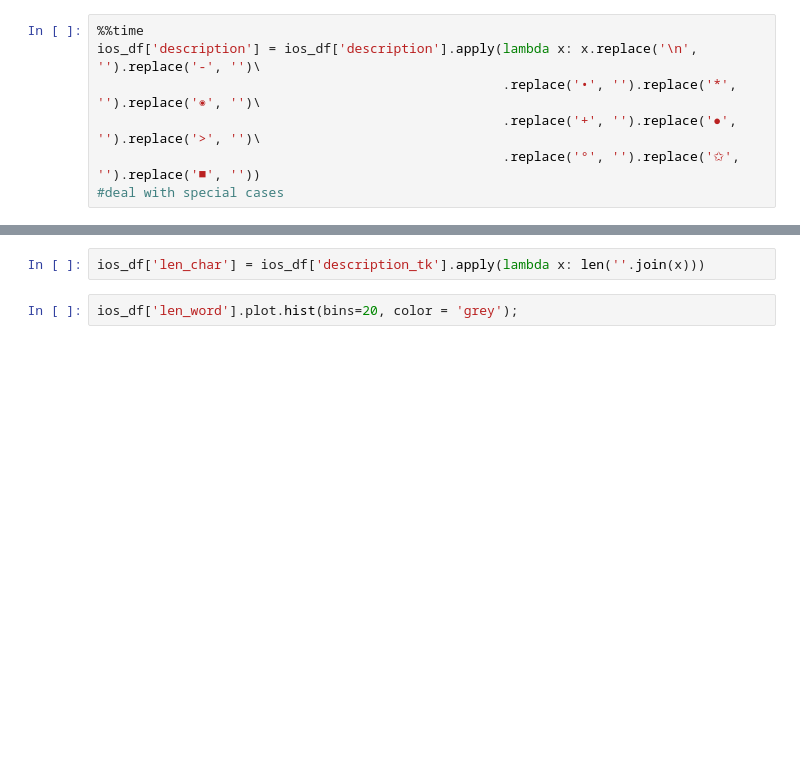
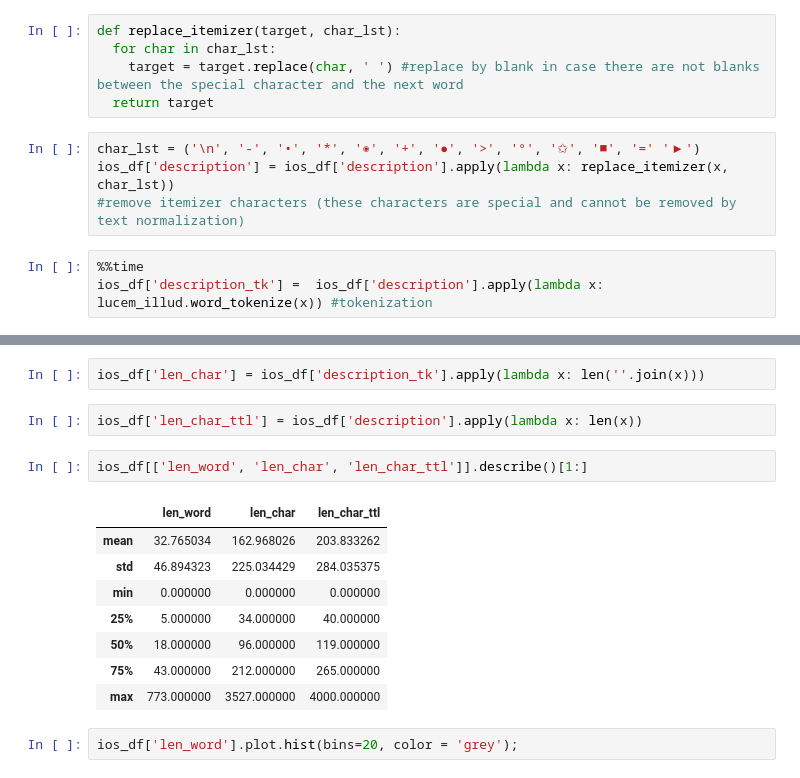
Before and after one commit to YileC928/app-data-privacy-proj, a Jupyter notebook: ios_app_update.ipynb, the cells around one changed output, grey strips where cells are left out. Cells and saved outputs as stored; diff of their text form; blank space fills up the shorter version.

```diff
--- a/ios_app_update.ipynb
+++ b/ios_app_update.ipynb
@@ -77,11 +79,16 @@ def word_tokenize(word_list):
 ios_df['description_raw'] = ios_df['description'] #store raw description
 # %%
 ios_df['description'] = ios_df['description'].apply(lambda x: '' if x == 'None' else x) # ~9000 descriptions are 'None', replace them with ''
+# %%
+def replace_itemizer(target, char_lst):
+  for char in char_lst:
+    target = target.replace(char, ' ') #replace by blank in case there are not blanks between the special character and the next word
+  return target
+# %%
+char_lst = ('\n', '-', '•', '*', '◉', '+', '●', '>', '°', '✩', '■', '=' '▶')
+ios_df['description'] = ios_df['description'].apply(lambda x: replace_itemizer(x, char_lst))
+#remove itemizer characters (these characters are special and cannot be removed by text normalization)
 # %%
 %%time
-ios_df['description'] = ios_df['description'].apply(lambda x: x.replace('\n', '').replace('-', '')\
-                                                    .replace('•', '').replace('*', '').replace('◉', '')\
-                                                    .replace('+', '').replace('●', '').replace('>', '')\
-                                                    .replace('°', '').replace('✩', '').replace('■', ''))
-#deal with special cases
+ios_df['description_tk'] =  ios_df['description'].apply(lambda x: lucem_illud.word_tokenize(x)) #tokenization
 # %% [output]
@@ -97,6 +98,19 @@ Wall time: 1h 38min 23s
 ios_df['len_word'] = ios_df['description_tk'].apply(lambda x: len(x))
 # %%
 ios_df['len_char'] = ios_df['description_tk'].apply(lambda x: len(''.join(x)))
+# %%
+ios_df['len_char_ttl'] = ios_df['description'].apply(lambda x: len(x))
+# %%
+ios_df[['len_word', 'len_char', 'len_char_ttl']].describe()[1:]
+# %% [output]
+|  | len_word | len_char | len_char_ttl |
+| mean | 32.765034 | 162.968026 | 203.833262 |
+| std | 46.894323 | 225.034429 | 284.035375 |
+| min | 0.000000 | 0.000000 | 0.000000 |
+| 25% | 5.000000 | 34.000000 | 40.000000 |
+| 50% | 18.000000 | 96.000000 | 119.000000 |
+| 75% | 43.000000 | 212.000000 | 265.000000 |
+| max | 773.000000 | 3527.000000 | 4000.000000 |
 # %%
 ios_df['len_word'].plot.hist(bins=20, color = 'grey');
 # %% [output]
```
Also changed, not shown: parts of 5 cells of this notebook.
